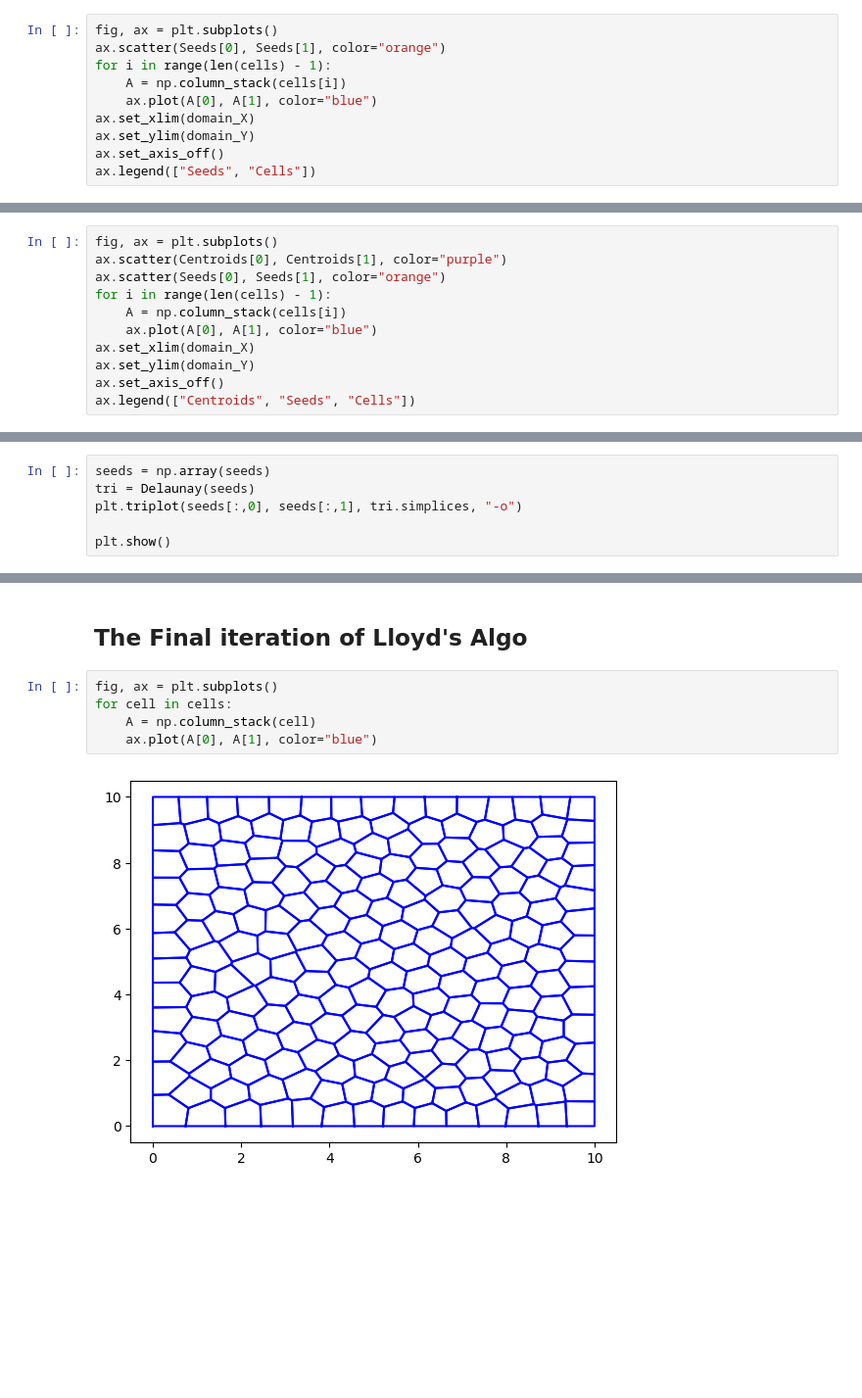
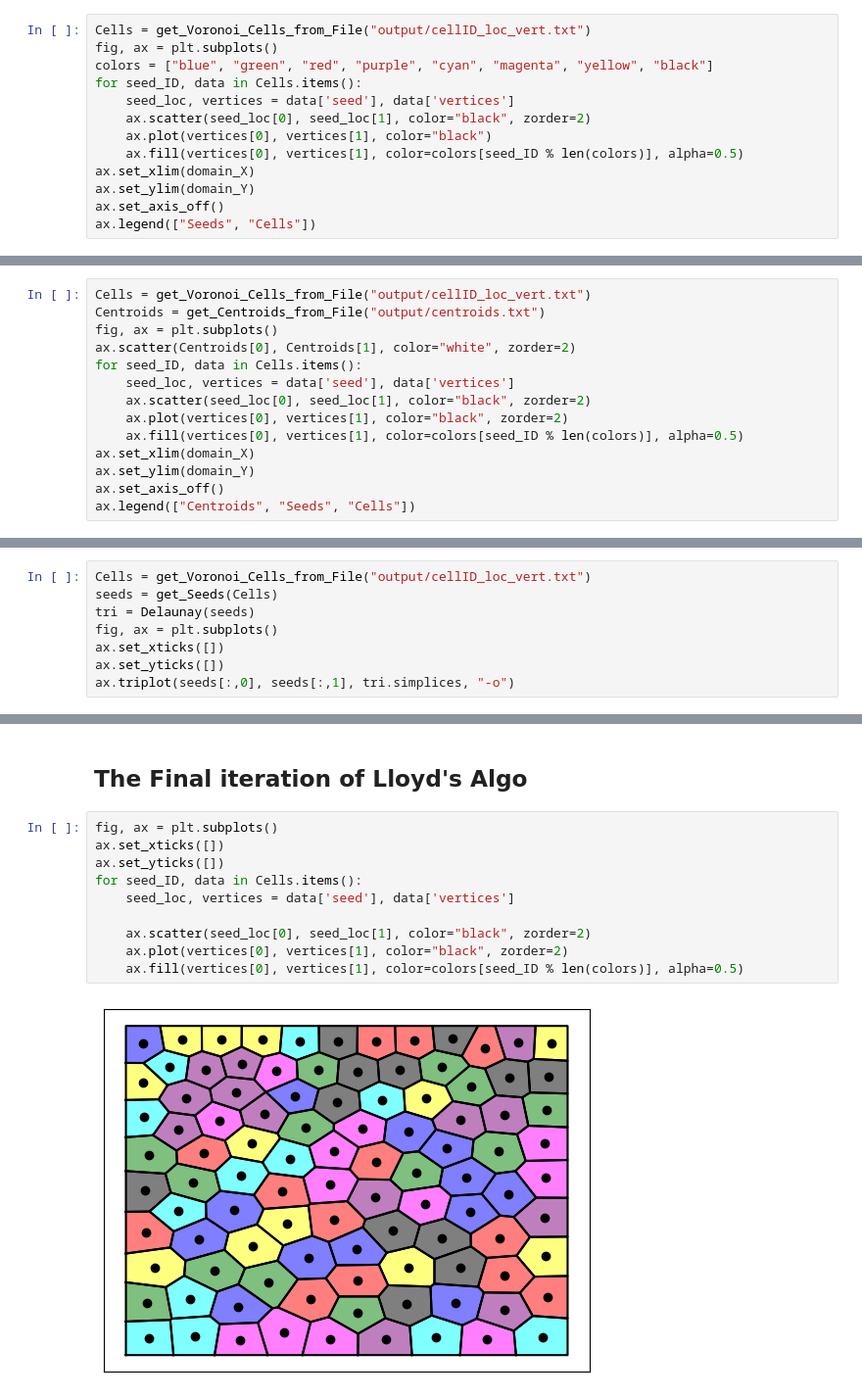
Before and after one commit to SVD1221/Fall26DirectedStudy, a Jupyter notebook: Fall26DirectedStudy/voronoi_tesselation/Visualize_Voro.ipynb, the cells around one changed output, grey strips where cells are left out. Shown at 98% size. Cells and saved outputs as stored; diff of their text form; blank space fills up the shorter version.

```diff
--- a/Fall26DirectedStudy/voronoi_tesselation/Visualize_Voro.ipynb
+++ b/Fall26DirectedStudy/voronoi_tesselation/Visualize_Voro.ipynb
@@ -47,9 +64,12 @@ for i in range(len(fileString)):
 # %%
+Cells = get_Voronoi_Cells_from_File("output/cellID_loc_vert.txt")
 fig, ax = plt.subplots()
-ax.scatter(Seeds[0], Seeds[1], color="orange")
-for i in range(len(cells) - 1):
-    A = np.column_stack(cells[i])
-    ax.plot(A[0], A[1], color="blue")
+colors = ["blue", "green", "red", "purple", "cyan", "magenta", "yellow", "black"]
+for seed_ID, data in Cells.items():
+    seed_loc, vertices = data['seed'], data['vertices']
+    ax.scatter(seed_loc[0], seed_loc[1], color="black", zorder=2)
+    ax.plot(vertices[0], vertices[1], color="black")
+    ax.fill(vertices[0], vertices[1], color=colors[seed_ID % len(colors)], alpha=0.5)
 ax.set_xlim(domain_X)
 ax.set_ylim(domain_Y)
 ax.set_axis_off()
@@ -76,10 +94,13 @@ Centroids = np.column_stack(centroids)
 # %%
+Cells = get_Voronoi_Cells_from_File("output/cellID_loc_vert.txt")
+Centroids = get_Centroids_from_File("output/centroids.txt")
 fig, ax = plt.subplots()
-ax.scatter(Centroids[0], Centroids[1], color="purple")
-ax.scatter(Seeds[0], Seeds[1], color="orange")
-for i in range(len(cells) - 1):
-    A = np.column_stack(cells[i])
-    ax.plot(A[0], A[1], color="blue")
+ax.scatter(Centroids[0], Centroids[1], color="white", zorder=2)
+for seed_ID, data in Cells.items():
+    seed_loc, vertices = data['seed'], data['vertices']
+    ax.scatter(seed_loc[0], seed_loc[1], color="black", zorder=2)
+    ax.plot(vertices[0], vertices[1], color="black", zorder=2)
+    ax.fill(vertices[0], vertices[1], color=colors[seed_ID % len(colors)], alpha=0.5)
 ax.set_xlim(domain_X)
 ax.set_ylim(domain_Y)
 ax.set_axis_off()
@@ -90,9 +111,11 @@ ax.legend(["Centroids", "Seeds", "Cells"])
 # %% [markdown]
 ## Python's Delaunay Triangularization
 # %%
-seeds = np.array(seeds)
+Cells = get_Voronoi_Cells_from_File("output/cellID_loc_vert.txt")
+seeds = get_Seeds(Cells)
 tri = Delaunay(seeds)
-plt.triplot(seeds[:,0], seeds[:,1], tri.simplices, "-o")
-
-plt.show()
+fig, ax = plt.subplots()
+ax.set_xticks([])
+ax.set_yticks([])
+ax.triplot(seeds[:,0], seeds[:,1], tri.simplices, "-o")
 # %% [output]
@@ -144,8 +163,13 @@ ani.save("unnamed_2d_animation.gif", writer=animation.PillowWriter(fps=10))
 ## The Final iteration of Lloyd's Algo
 # %%
 fig, ax = plt.subplots()
-for cell in cells:
-    A = np.column_stack(cell)
-    ax.plot(A[0], A[1], color="blue")
+ax.set_xticks([])
+ax.set_yticks([])
+for seed_ID, data in Cells.items():
+    seed_loc, vertices = data['seed'], data['vertices']
+
+    ax.scatter(seed_loc[0], seed_loc[1], color="black", zorder=2)
+    ax.plot(vertices[0], vertices[1], color="black", zorder=2)
+    ax.fill(vertices[0], vertices[1], color=colors[seed_ID % len(colors)], alpha=0.5)
 # %% [output]
-[figure, old version]
+[figure, new version]
```
Also changed, not shown: parts of 12 cells of this notebook, 5 other files.
